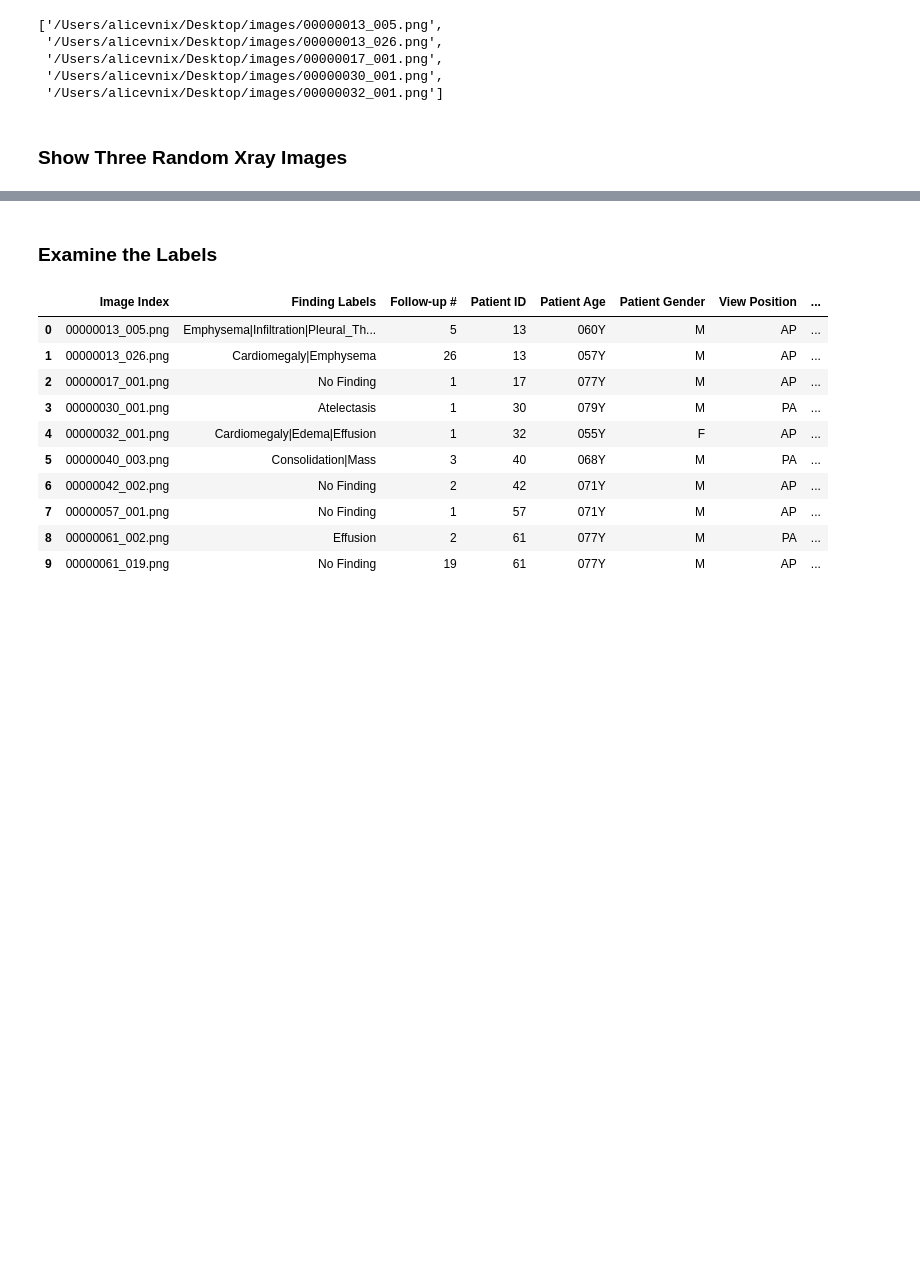
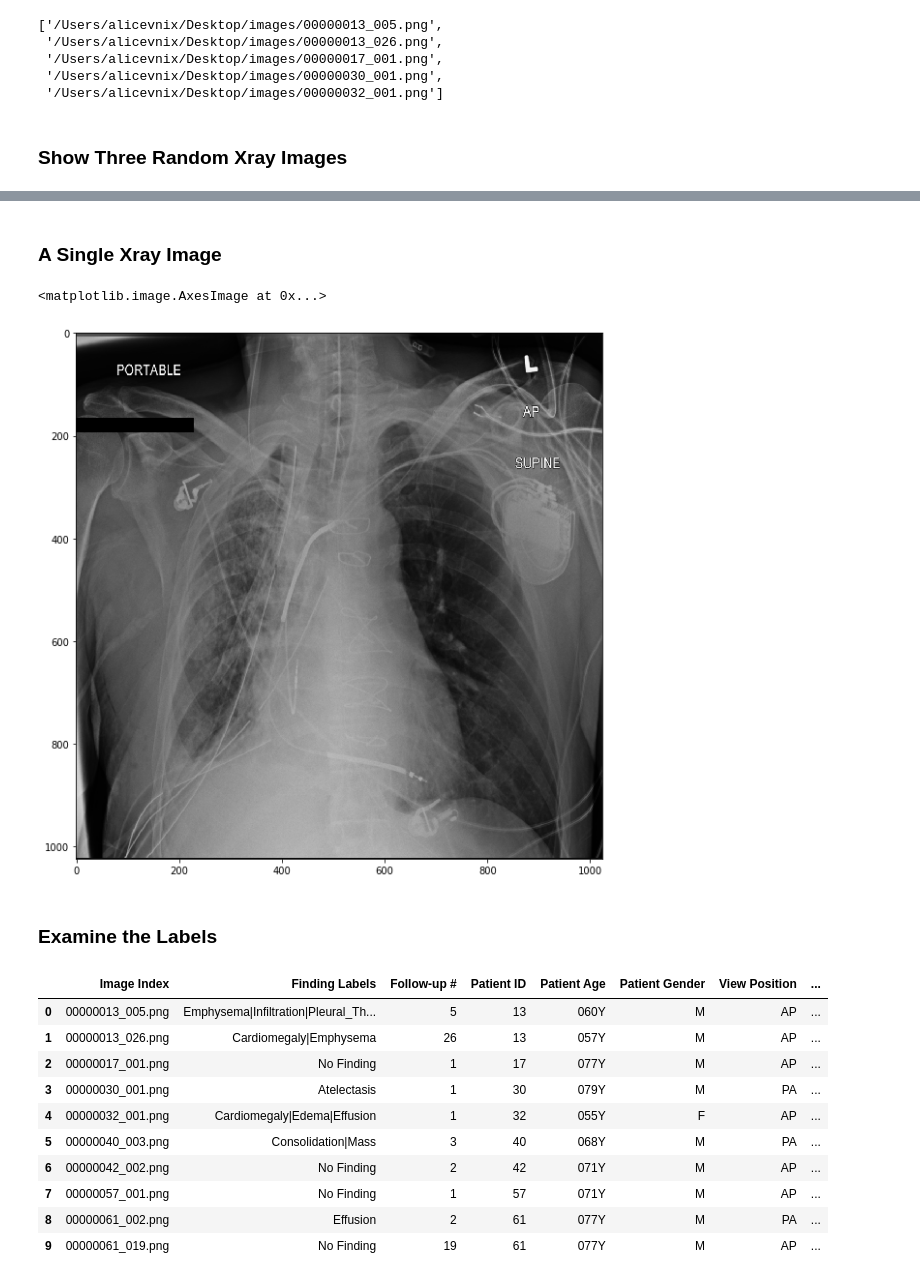
Before and after one commit to alinix1/my-hw-repo, a Jupyter notebook: Final_Project.ipynb, the cells around one changed output, grey strips where cells are left out. Drawn from its saved outputs; the diff is of its cells as text; code cells hidden in the pictures; blank space fills up the shorter version.

```diff
--- a/Final_Project.ipynb
+++ b/Final_Project.ipynb
@@ -70,3 +78,13 @@ plt.imshow(cv2.imread(r[2]));
+# %% [markdown]
+### A Single Xray Image
+# %%
+# Read an image using cv2 and plotting it in Matplotlib
+
+plt.figure(figsize=(10,10))
+plt.imshow(cv2.imread(images[0]))
+# %% [output]
+<matplotlib.image.AxesImage at 0x...>
+[figure, added]
 # %% [markdown]
 ### Examine the Labels
 # %%
```
Also changed, not shown: parts of 43 cells of this notebook.
